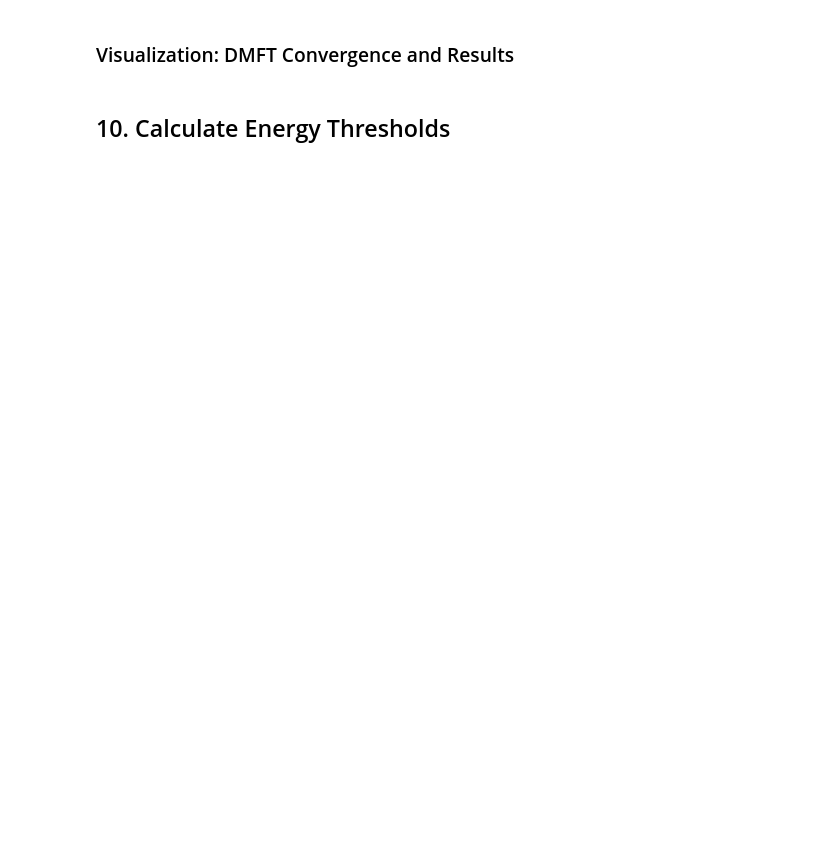
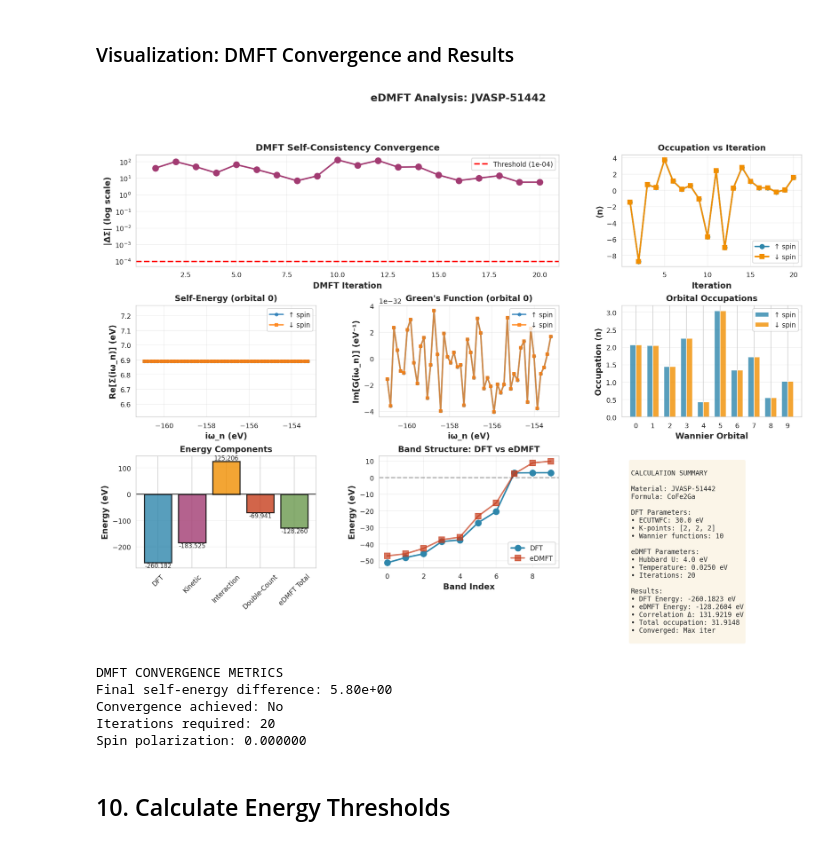
Before and after one commit to mariapasaylo/DSI_Project3, a Jupyter notebook: run_pipeline_notebook.ipynb, the cells around one changed output. Drawn from its saved outputs; the diff is of its cells as text; code cells hidden in the pictures; blank space fills up the shorter version.

```diff
--- a/run_pipeline_notebook.ipynb
+++ b/run_pipeline_notebook.ipynb
@@ -984,34 +839,40 @@ ax8 = fig.add_subplot(gs[2, 2])
 ax8.axis('off')
 summary_text = f"""
 CALCULATION SUMMARY
-{'='*30}
 
 Material: {MATERIAL_ID}
 Formula: {ase_atoms.get_chemical_formula()}
 
 DFT Parameters:
 • ECUTWFC: {ECUTWFC} eV
 • K-points: {K_POINTS}
 • Wannier functions: {num_wann}
 
 eDMFT Parameters:
 • Hubbard U: {HUBBARD_U} eV
 • Temperature: {1/TRIQS_BETA:.4f} eV
 • Iterations: {len(convergence_history)}
 
 Results:
 • DFT Energy: {E_dft:.4f} eV
 • eDMFT Energy: {dmft_energy:.4f} eV
 • Correlation Δ: {correlation_energy:.4f} eV
 • Total occupation: {n_up_total + n_down_total:.4f}
 • Converged: {'Yes' if len(convergence_history) < DMFT_ITERATIONS else 'Max iter'}
 """
 ax8.text(0.05, 0.95, summary_text, transform=ax8.transAxes,
          fontsize=9, verticalalignment='top', fontfamily='monospace',
          bbox=dict(boxstyle='round', facecolor='wheat', alpha=0.3))
 
 plt.suptitle(f'eDMFT Analysis: {MATERIAL_ID}', fontsize=14, fontweight='bold', y=0.995)
 plt.show()
+# %% [output]
+[figure, added]
+DMFT CONVERGENCE METRICS
+Final self-energy difference: 5.80e+00
+Convergence achieved: No
+Iterations required: 20
+Spin polarization: 0.000000
 # %% [markdown]
 ## 10. Calculate Energy Thresholds
 # %%
```
Also changed, not shown: parts of 22 cells of this notebook.
